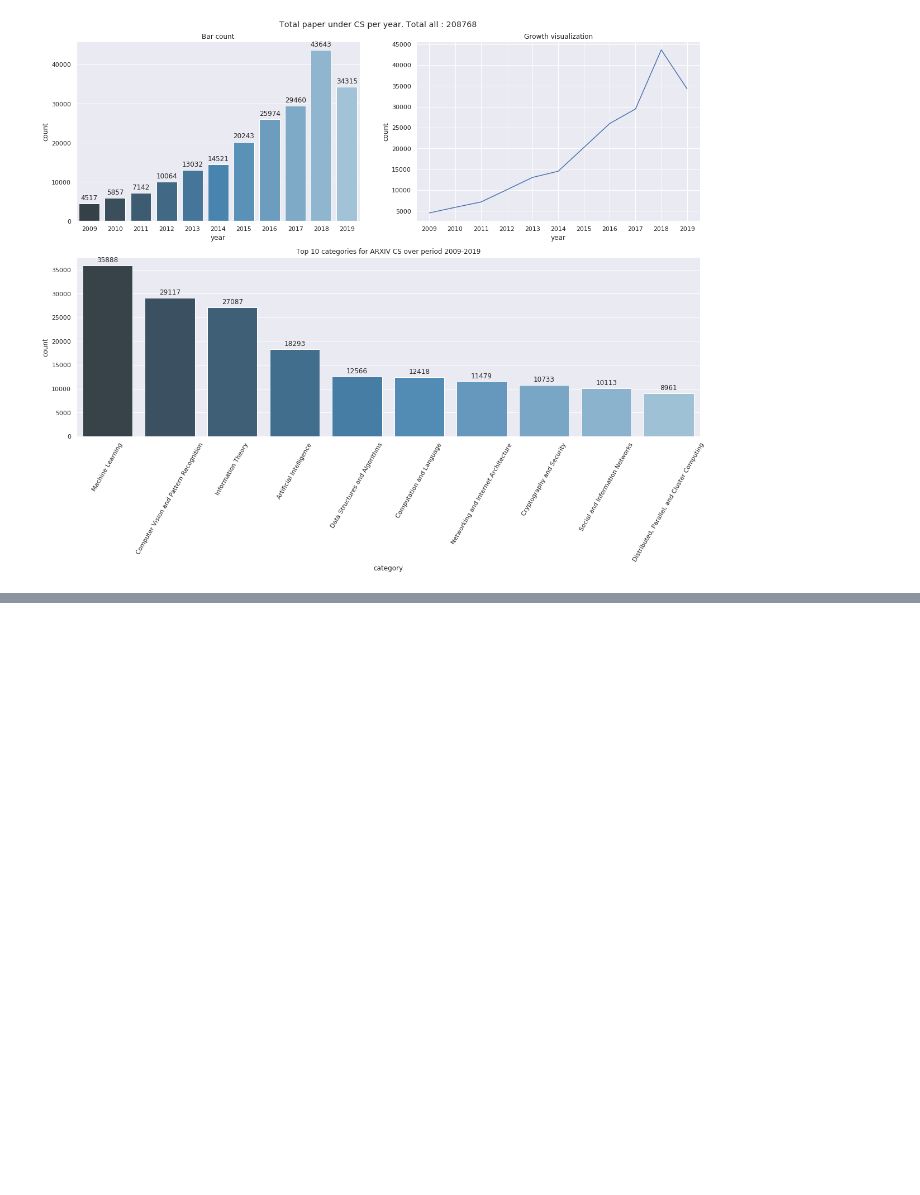
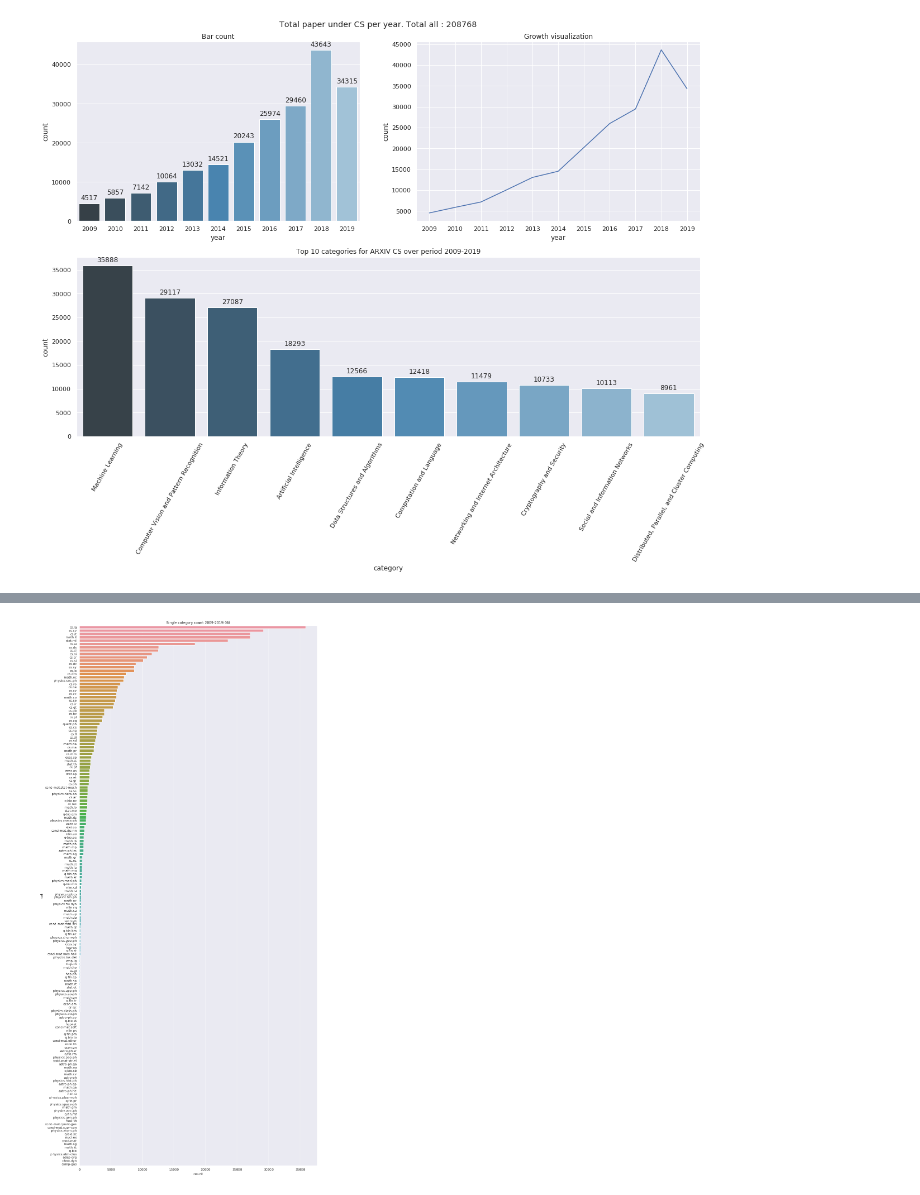
Before and after one commit to IIT-ML/interpretable-text-classification, a Jupyter notebook: arxiv_bulk_data_access.ipynb, the cells around one changed output, grey strips where cells are left out. Drawn from its saved outputs; the diff is of its cells as text; code cells hidden in the pictures; blank space fills up the shorter version.

Commit message:
Add more graphs

```diff
--- a/arxiv_bulk_data_access.ipynb
+++ b/arxiv_bulk_data_access.ipynb
@@ -23,8 +23,8 @@ sns.set(style="darkgrid")
 
 DIR_PATH = '/home/anneke/Documents/ann-mitchell-text-classification/dataset/arxiv/'
 # %%
-tot = []
+data = pd.DataFrame()
 for root, dirs, files in os.walk(DIR_PATH, topdown=False):
     for name in files:
         df = pd.read_csv(os.path.join(root, name))
-        tot.append(len(df))
+        data = pd.concat([data, df])
@@ -159,0 +230,10 @@ for p in ax.patches:
+# %%
+plt.figure(figsize=(15, 35))
+plt.title('Single category count 2009-2019(06)')
+ax = sns.barplot(x="count", y="cat", data=single_category_df)
+# ax.set_yticklabels(rotation=90, labels=single_category_df['cat'])
+for p in ax.patches:
+    if p.get_height() > 10000:
+        ax.annotate('{:.0f}'.format(p.get_height()), (p.get_x() + p.get_width() / 2., p.get_height()), ha = 'center', va = 'center', xytext = (0, 10), textcoords = 'offset points')
+# %% [output]
+[figure, added]
```
Also changed, not shown: parts of 17 cells of this notebook, 2 other files.
